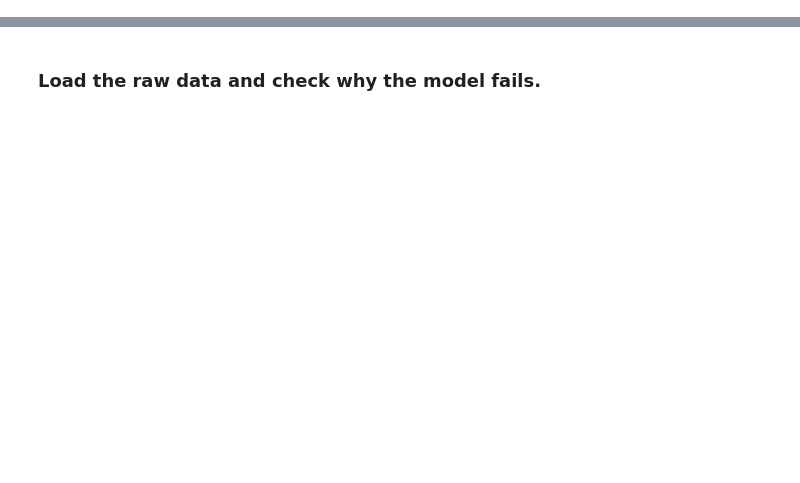
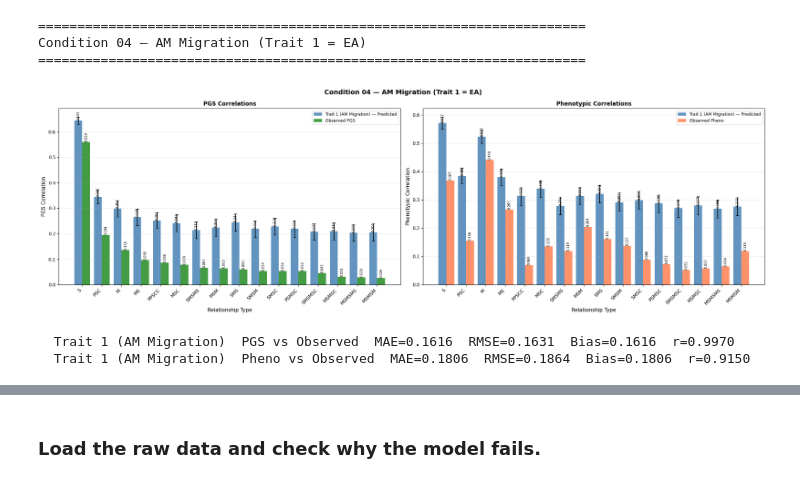
Before and after one commit to Xuanyu-Lyu/PGS_Cor_Relative, a Jupyter notebook: Scripts/nn_NPE/Analysis_NPE.ipynb, the cells around one changed output, grey strips where cells are left out. Drawn from its saved outputs; the diff is of its cells as text; code cells hidden in the pictures; blank space fills up the shorter version.

```diff
--- a/Scripts/nn_NPE/Analysis_NPE.ipynb
+++ b/Scripts/nn_NPE/Analysis_NPE.ipynb
@@ -637,0 +307,10 @@ Prediction error — Condition 04 Trait 1 Y1 vs Observed Pheno:
+# %%
+cond = CONDITIONS[3]
+plot_condition(cond["label"], cond["csv"], cond["traits"])
+# %% [output]
+======================================================================
+Condition 04 — AM Migration (Trait 1 = EA)
+======================================================================
+[figure, added]
+  Trait 1 (AM Migration)  PGS vs Observed  MAE=0.1616  RMSE=0.1631  Bias=0.1616  r=0.9970
+  Trait 1 (AM Migration)  Pheno vs Observed  MAE=0.1806  RMSE=0.1864  Bias=0.1806  r=0.9150
```
Also changed, not shown: parts of 38 cells of this notebook, 4 other files.
